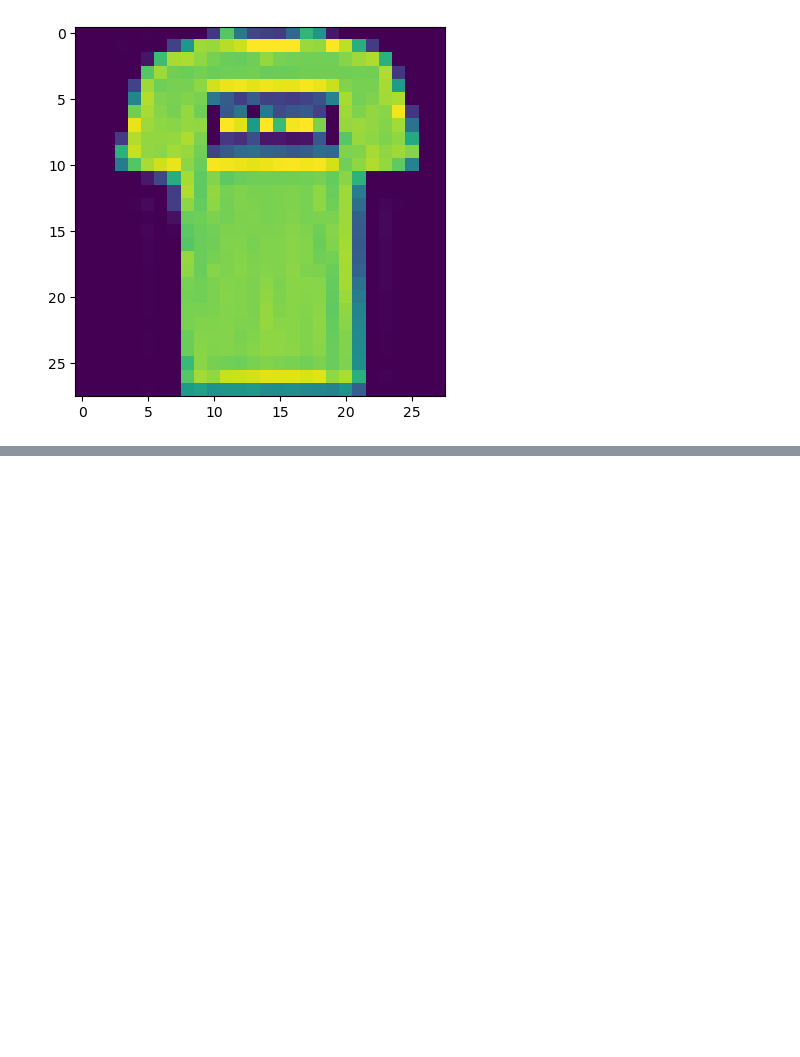
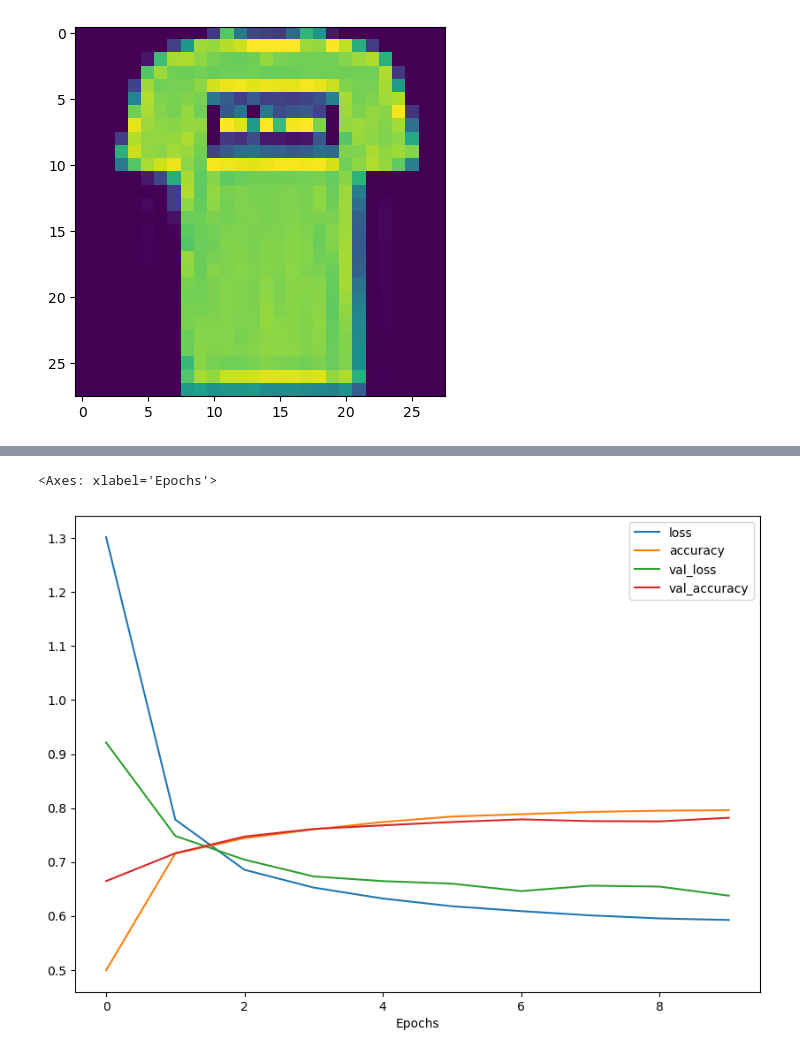
Before and after one commit to Pseudophoenix/Tensorflow-Practice, a Jupyter notebook: tensorflow_ann_multiclass_mnist.ipynb, the cells around one changed output, grey strips where cells are left out. Saved outputs shown, nothing was run; the diff lists cells and outputs as text; code cells hidden in the pictures; blank space fills up the shorter version.

```diff
--- a/tensorflow_ann_multiclass_mnist.ipynb
+++ b/tensorflow_ann_multiclass_mnist.ipynb
@@ -81,0 +87,7 @@ Epoch 10/10
+# %%
+# Divide train and test images by the maximum value (normalize it)
+train_data = train_data / 255.0
+test_data = test_data / 255.0
+
+# Check the min and max values of the training data
+train_data.min(), train_data.max()
@@ -81,0 +96,12 @@ Epoch 10/10
+# %%
+tf.random.set_seed(42)
+model_1=tf.keras.Sequential([
+    tf.keras.layers.Flatten(input_shape=(28,28)), # input layer(we had to reshape 28x28 to 784, the Flatten layer does this for us)
+    tf.keras.layers.Dense(4,activation="relu"),
+    tf.keras.layers.Dense(4,activation="relu"),
+    tf.keras.layers.Dense(10,activation="softmax") # output shape is 10, activation is softmax and not sigmoid
+])
+model_1.compile(loss=tf.keras.losses.SparseCategoricalCrossentropy(), # different loss function for multiclass classification
+                optimizer=tf.keras.optimizers.Adam(),
+                metrics=["accuracy"])
+history=non_norm_history=model_1.fit(train_data,train_labels,epochs=10,validation_data=(test_data,test_labels))
@@ -81,0 +129,5 @@ Epoch 10/10
+# %%
+pd.DataFrame(history.history).plot(figsize=(10,7),xlabel="Epochs")
+# %% [output]
+<Axes: xlabel='Epochs'>
+[figure, added]
```
Also changed, not shown: parts of 14 cells of this notebook.
